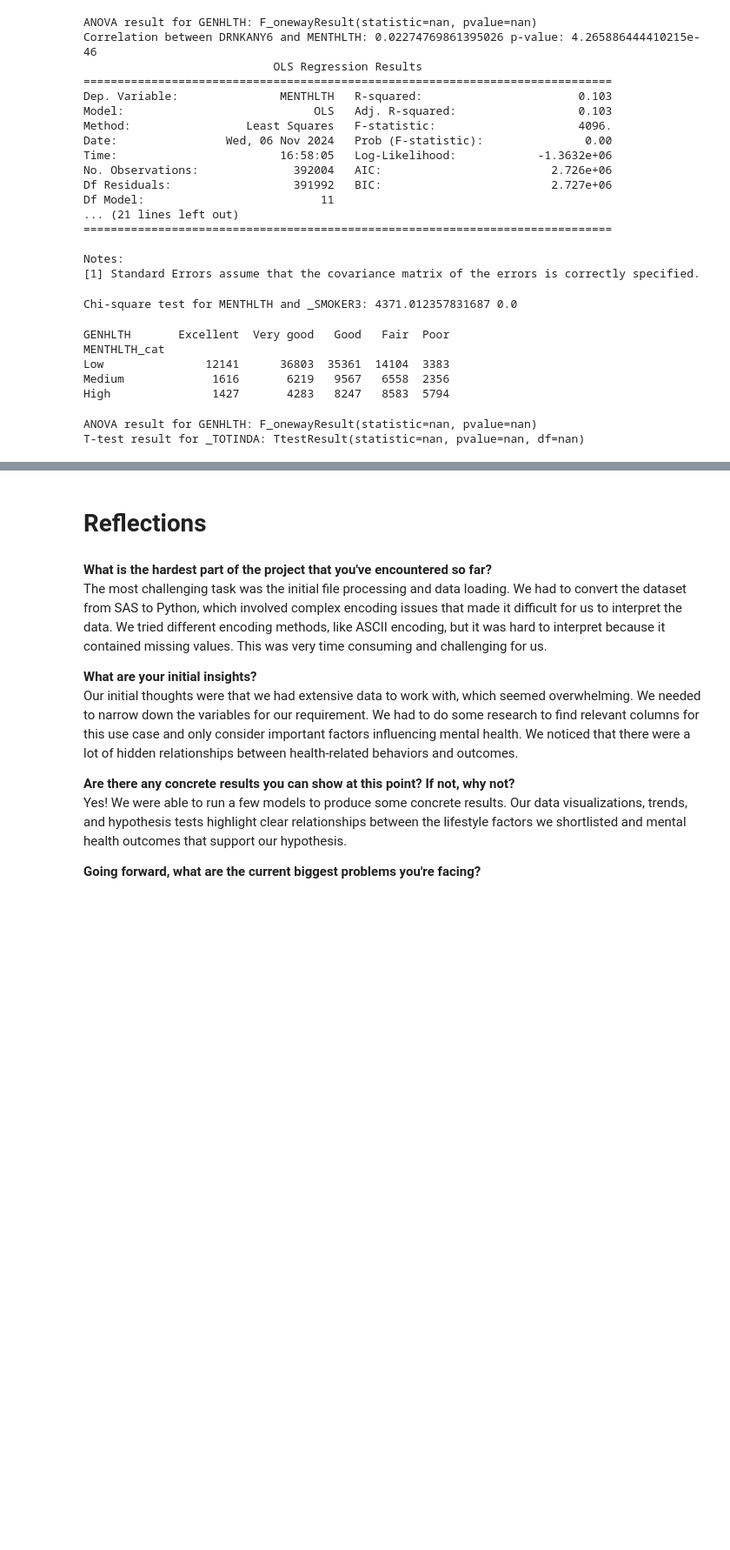
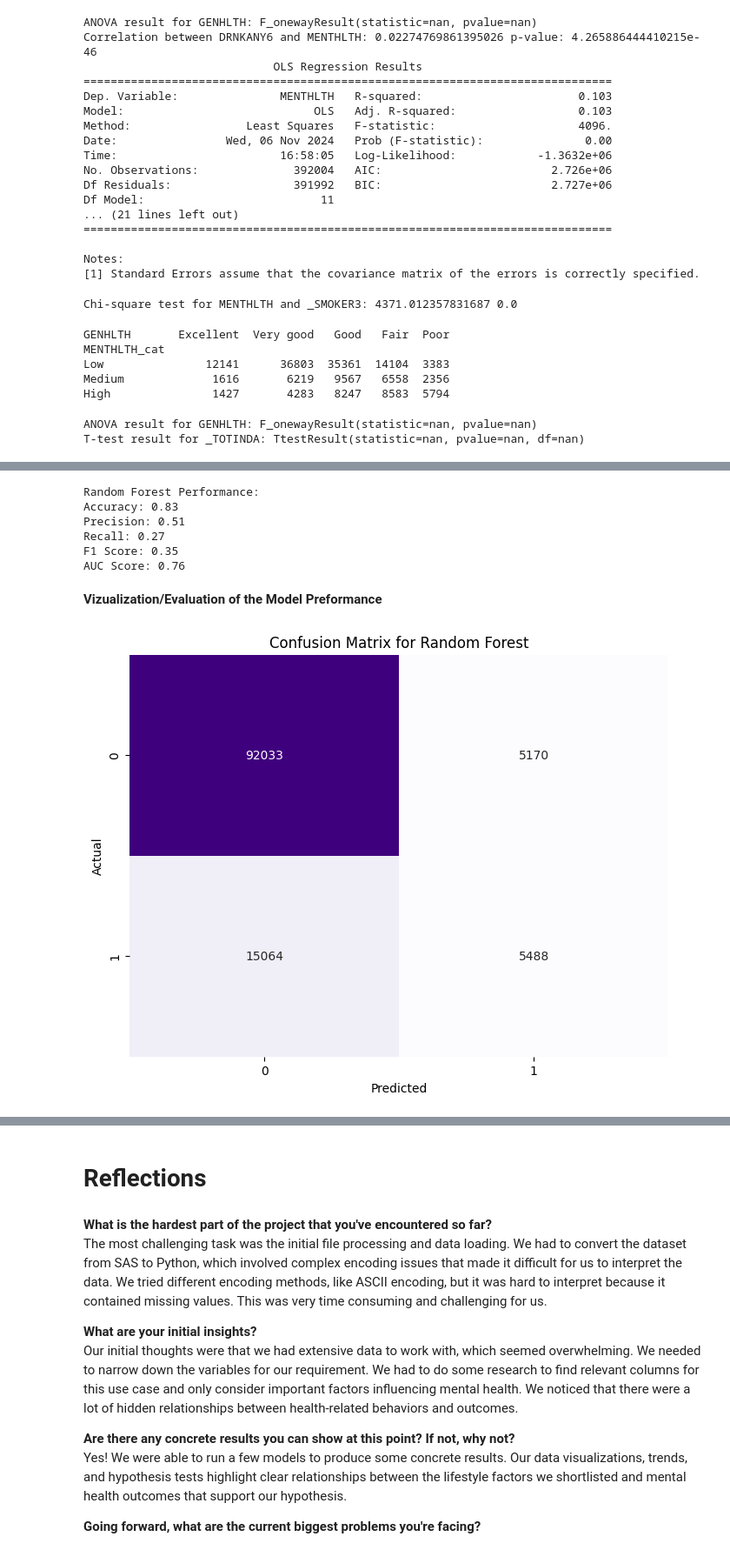
Before and after one commit to cs418-fa24/project-check-in-team-10, a Jupyter notebook: ProgressReport.ipynb, the cells around one changed output, grey strips where cells are left out. Shown at 87% size. Cells and saved outputs as stored; diff of their text form; code cells hidden in the pictures; blank space fills up the shorter version.

```diff
--- a/ProgressReport.ipynb
+++ b/ProgressReport.ipynb
@@ -1156,0 +1186,5 @@ T-test result for _TOTINDA: TtestResult(statistic=nan, pvalue=nan, df=nan)
+# %%
+# We need to create binary target variable for classification
+
+# Threshold for mental health is 10 days of poor mental health
+imputed_df['MENTHLTH_BINARY'] = np.where(imputed_df['MENTHLTH'] >= 10, 1, 0)  # 1 = Bad, 0 = Good
@@ -1156,0 +1323,51 @@ T-test result for _TOTINDA: TtestResult(statistic=nan, pvalue=nan, df=nan)
+# %%
+from sklearn.ensemble import RandomForestClassifier
+from sklearn.metrics import roc_auc_score, roc_curve, confusion_matrix
+
+# Initialize the Random Forest Classifier
+rf = RandomForestClassifier(n_estimators=100, random_state=42)
+
+# Train the Random Forest model
+rf.fit(X_train, y_train)
+
+# Make predictions
+y_pred_rf = rf.predict(X_test)
+y_proba_rf = rf.predict_proba(X_test)[:, 1]
+
+# Evaluate the performance
+acc_rf = accuracy_score(y_test, y_pred_rf)
+prec_rf = precision_score(y_test, y_pred_rf)
+recall_rf = recall_score(y_test, y_pred_rf)
+f1_rf = f1_score(y_test, y_pred_rf)
+auc_rf = roc_auc_score(y_test, y_proba_rf)
+
+print("Random Forest Performance:")
+print(f"Accuracy: {acc_rf:.2f}")
+print(f"Precision: {prec_rf:.2f}")
+print(f"Recall: {recall_rf:.2f}")
+print(f"F1 Score: {f1_rf:.2f}")
+print(f"AUC Score: {auc_rf:.2f}")
+# %% [output]
+Random Forest Performance:
+Accuracy: 0.83
+Precision: 0.51
+Recall: 0.27
+F1 Score: 0.35
+AUC Score: 0.76
+# %% [markdown]
+**Vizualization/Evaluation of the Model Preformance**
+# %%
+import seaborn as sns
+
+# Compute confusion matrix
+cm_rf = confusion_matrix(y_test, y_pred_rf)
+
+# Plot the confusion matrix
+plt.figure(figsize=(8, 6))
+sns.heatmap(cm_rf, annot=True, fmt="d", cmap="Purples", cbar=False)
+plt.xlabel("Predicted")
+plt.ylabel("Actual")
+plt.title("Confusion Matrix for Random Forest")
+plt.show()
+# %% [output]
+[figure, added]
```
Also changed, not shown: parts of 16 cells of this notebook, 1 other file.
